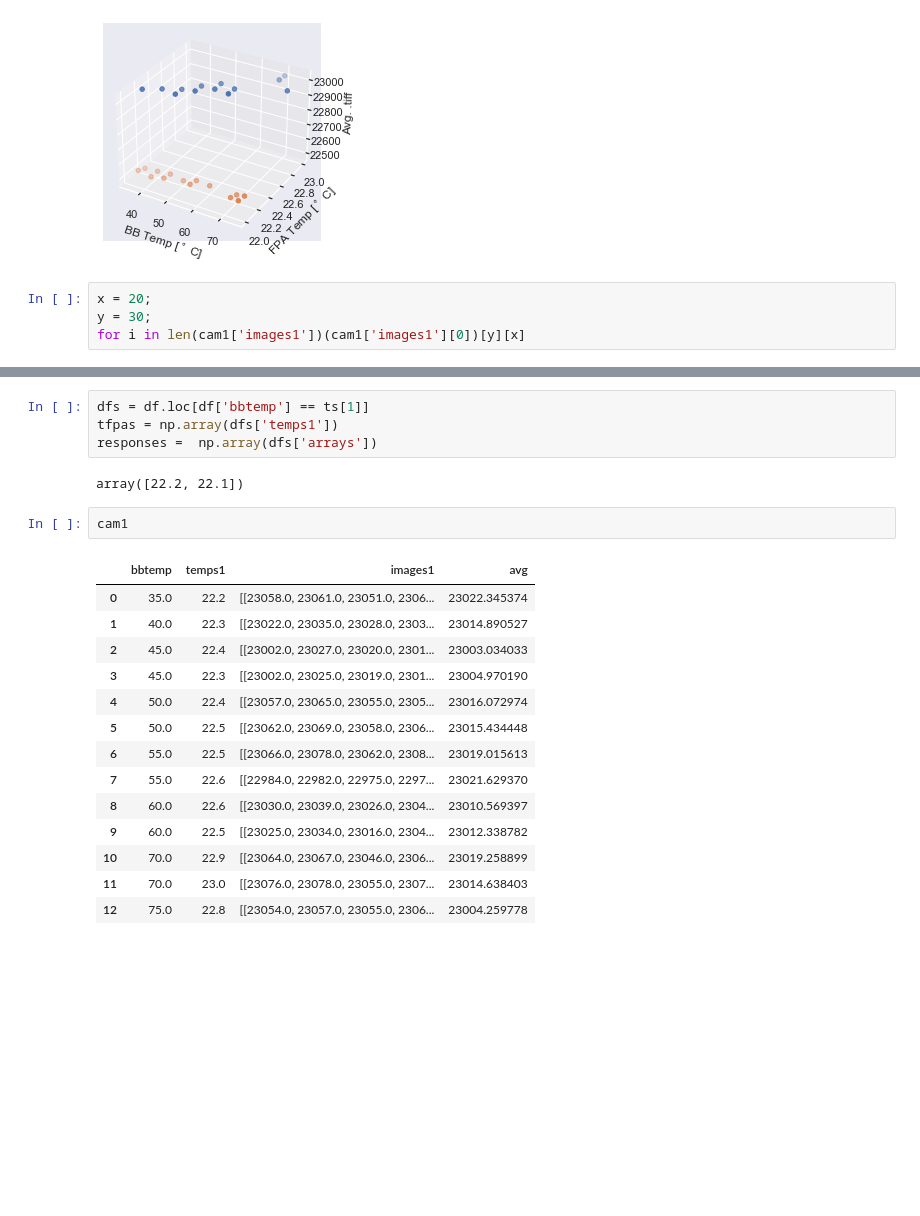
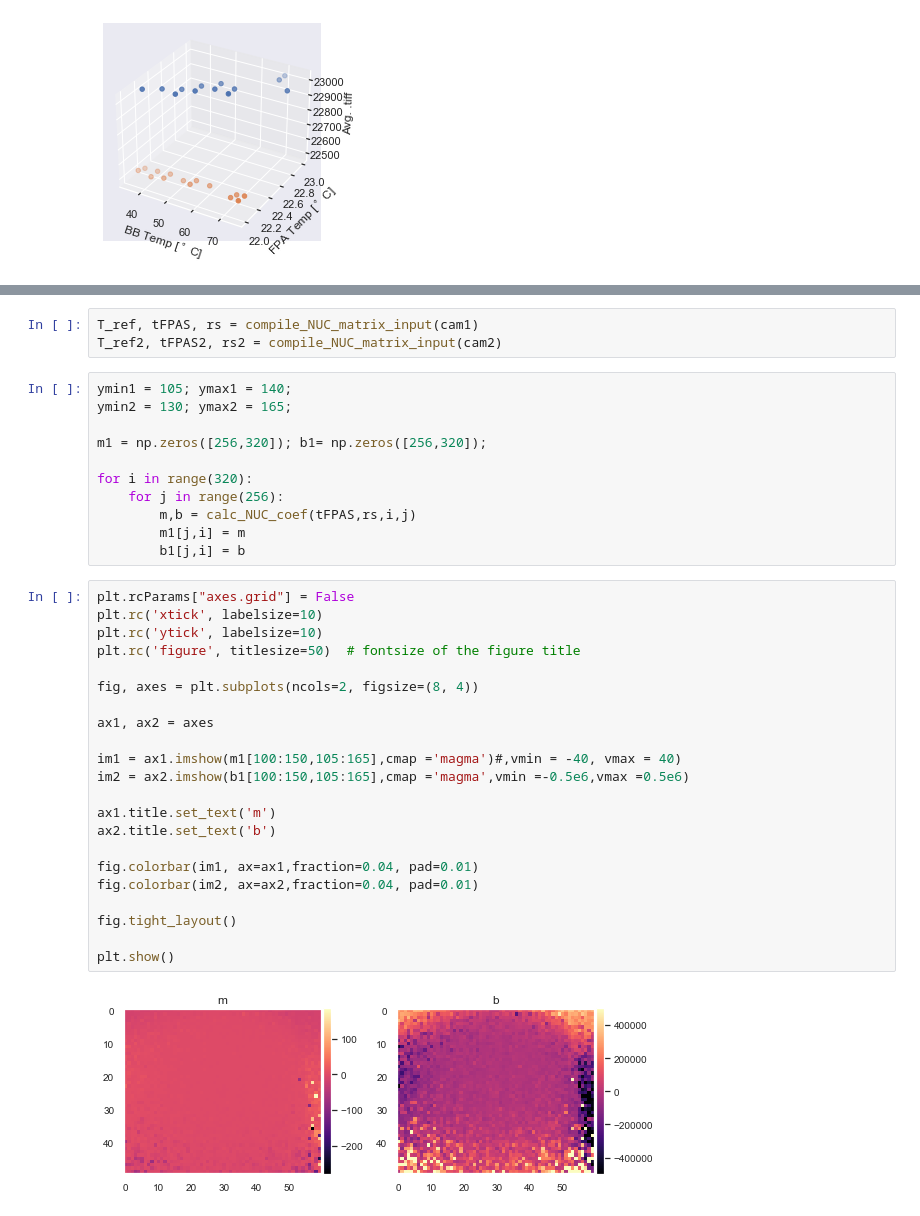
Before and after one commit to Polarization-Lab/IRCSP, a Jupyter notebook: calibration/NUC/compute_NUC.ipynb, the cells around one changed output, grey strips where cells are left out. Saved outputs shown, nothing was run; the diff lists cells and outputs as text; blank space fills up the shorter version.

```diff
--- a/calibration/NUC/compute_NUC.ipynb
+++ b/calibration/NUC/compute_NUC.ipynb
@@ -134,7 +132,3 @@ ax.set_zlabel('Avg. .tiff ')
 # %% [output]
 Text(0.5, 0, 'Avg. .tiff ')
 [figure]
-# %%
-x = 20;
-y = 30;
-for i in len(cam1['images1'])(cam1['images1'][0])[y][x]
@@ -168,23 +135,38 @@ for i in range(len(ts)):
-# %%
-dfs = df.loc[df['bbtemp'] == ts[1]]
-tfpas = np.array(dfs['temps1'])
-responses =  np.array(dfs['arrays'])
-# %% [output]
-array([22.2, 22.1])
-# %%
-cam1
-# %% [output]
-|  | bbtemp | temps1 | images1 | avg |
-| 0 | 35.0 | 22.2 | [[23058.0, 23061.0, 23051.0, 2306... | 23022.345374 |
-| 1 | 40.0 | 22.3 | [[23022.0, 23035.0, 23028.0, 2303... | 23014.890527 |
-| 2 | 45.0 | 22.4 | [[23002.0, 23027.0, 23020.0, 2301... | 23003.034033 |
-| 3 | 45.0 | 22.3 | [[23002.0, 23025.0, 23019.0, 2301... | 23004.970190 |
-| 4 | 50.0 | 22.4 | [[23057.0, 23065.0, 23055.0, 2305... | 23016.072974 |
-| 5 | 50.0 | 22.5 | [[23062.0, 23069.0, 23058.0, 2306... | 23015.434448 |
-| 6 | 55.0 | 22.5 | [[23066.0, 23078.0, 23062.0, 2308... | 23019.015613 |
-| 7 | 55.0 | 22.6 | [[22984.0, 22982.0, 22975.0, 2297... | 23021.629370 |
-| 8 | 60.0 | 22.6 | [[23030.0, 23039.0, 23026.0, 2304... | 23010.569397 |
-| 9 | 60.0 | 22.5 | [[23025.0, 23034.0, 23016.0, 2304... | 23012.338782 |
-| 10 | 70.0 | 22.9 | [[23064.0, 23067.0, 23046.0, 2306... | 23019.258899 |
-| 11 | 70.0 | 23.0 | [[23076.0, 23078.0, 23055.0, 2307... | 23014.638403 |
-| 12 | 75.0 | 22.8 | [[23054.0, 23057.0, 23055.0, 2306... | 23004.259778 |
+# %%
+T_ref, tFPAS, rs = compile_NUC_matrix_input(cam1)
+T_ref2, tFPAS2, rs2 = compile_NUC_matrix_input(cam2)
+# %%
+ymin1 = 105; ymax1 = 140;
+ymin2 = 130; ymax2 = 165;
+
+m1 = np.zeros([256,320]); b1= np.zeros([256,320]);
+
+for i in range(320):
+    for j in range(256):
+        m,b = calc_NUC_coef(tFPAS,rs,i,j)
+        m1[j,i] = m
+        b1[j,i] = b
+# %%
+plt.rcParams["axes.grid"] = False
+plt.rc('xtick', labelsize=10)
+plt.rc('ytick', labelsize=10)
+plt.rc('figure', titlesize=50)  # fontsize of the figure title
+
+fig, axes = plt.subplots(ncols=2, figsize=(8, 4))
+
+ax1, ax2 = axes
+
+im1 = ax1.imshow(m1[100:150,105:165],cmap ='magma')#,vmin = -40, vmax = 40)
+im2 = ax2.imshow(b1[100:150,105:165],cmap ='magma',vmin =-0.5e6,vmax =0.5e6)
+
+ax1.title.set_text('m')
+ax2.title.set_text('b')
+
+fig.colorbar(im1, ax=ax1,fraction=0.04, pad=0.01)
+fig.colorbar(im2, ax=ax2,fraction=0.04, pad=0.01)
+
+fig.tight_layout()
+
+plt.show()
+# %% [output]
+[figure, added]
```
Also changed, not shown: parts of 9 cells of this notebook, 1 other file.
